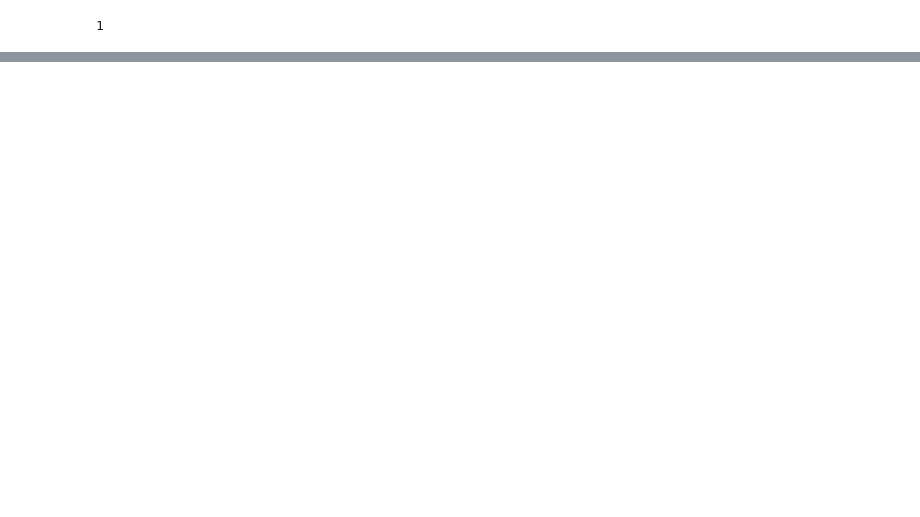
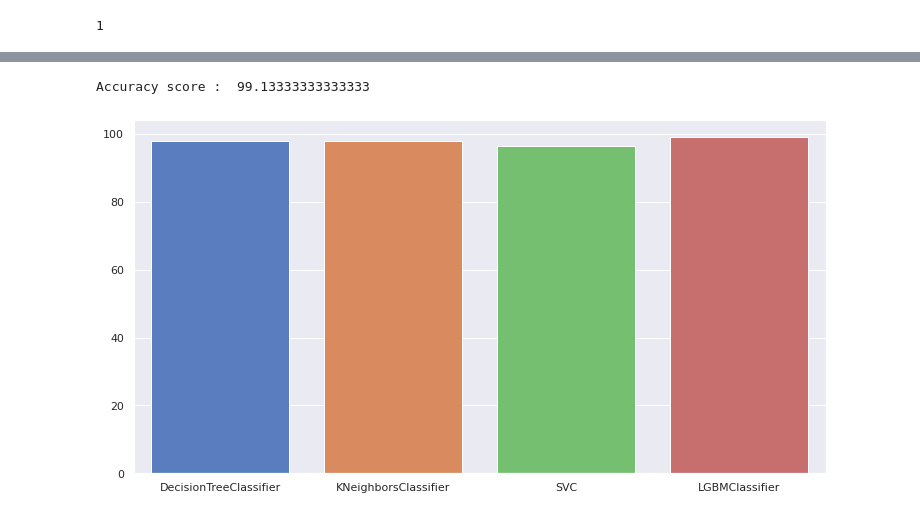
Before and after one commit to pydeveloperashish/Predicting-which-of-your-Employee-will-Quit-your-Company-Data-Science-Project, a Jupyter notebook: Prediction of Which of your Employee will Quit Your Company.ipynb, the cells around one changed output, grey strips where cells are left out. Cells and saved outputs as stored; diff of their text form; code cells hidden in the pictures; blank space fills up the shorter version.

```diff
--- a/Prediction of Which of your Employee will Quit Your Company.ipynb
+++ b/Prediction of Which of your Employee will Quit Your Company.ipynb
@@ -720,0 +490,4 @@ scores_list
+# %%
+print('Accuracy score : ',accuracy_knn)
+scores_dict['KNeighborsClassifier'] = accuracy_score(y_test,prediction_knn)*100
+print(classification_report(y_test,prediction_knn))
@@ -757,0 +511,8 @@ plt.show()
+# %%
+from sklearn.svm import SVC
+model = SVC().fit(X_train_std,y_train)
+pred = model.predict(X_test_std)
+svc_accuracy = accuracy_score(y_test,pred)*100
+print('Accuracy score : ',svc_accuracy)
+scores_dict['SVC'] = svc_accuracy
+print(classification_report(y_test,pred))
@@ -757,0 +529,18 @@ plt.show()
+# %%
+from lightgbm import LGBMClassifier
+model = LGBMClassifier(learning_rate=0.03,n_estimators=1000).fit(X_train_std,y_train)
+pred = model.predict(X_test_std)
+LGBM_accuracy = accuracy_score(y_test,pred)*100
+print('Accuracy score : ',LGBM_accuracy)
+scores_dict['LGBMClassifier'] = LGBM_accuracy
+# %% [output]
+Accuracy score :  99.13333333333333
+# %%
+algo_name = list(scores_dict.keys())
+accuracy_list = list(scores_dict.values())
+
+sns.set(rc={'figure.figsize':(12.4,6.5)})
+with sns.color_palette('muted'):
+    sns.barplot(x=algo_name,y=accuracy_list)
+# %% [output]
+[figure, added]
```
Also changed, not shown: parts of 78 cells of this notebook.
